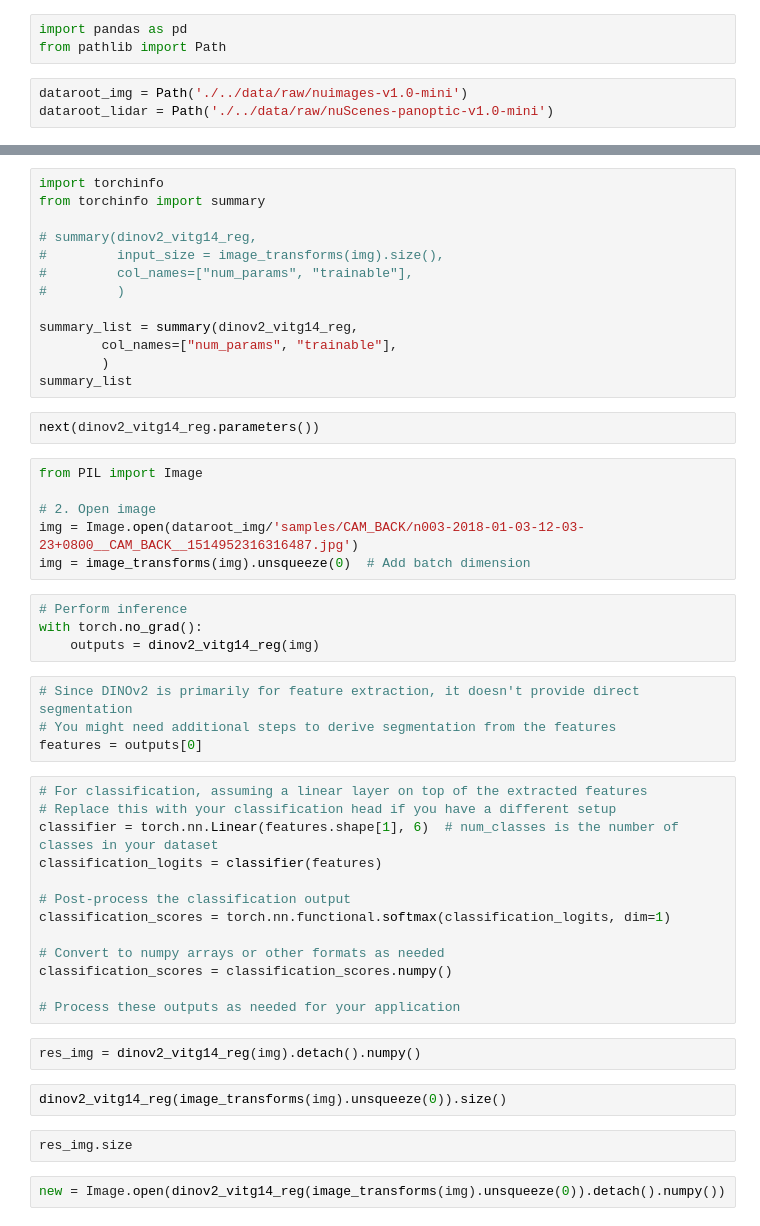
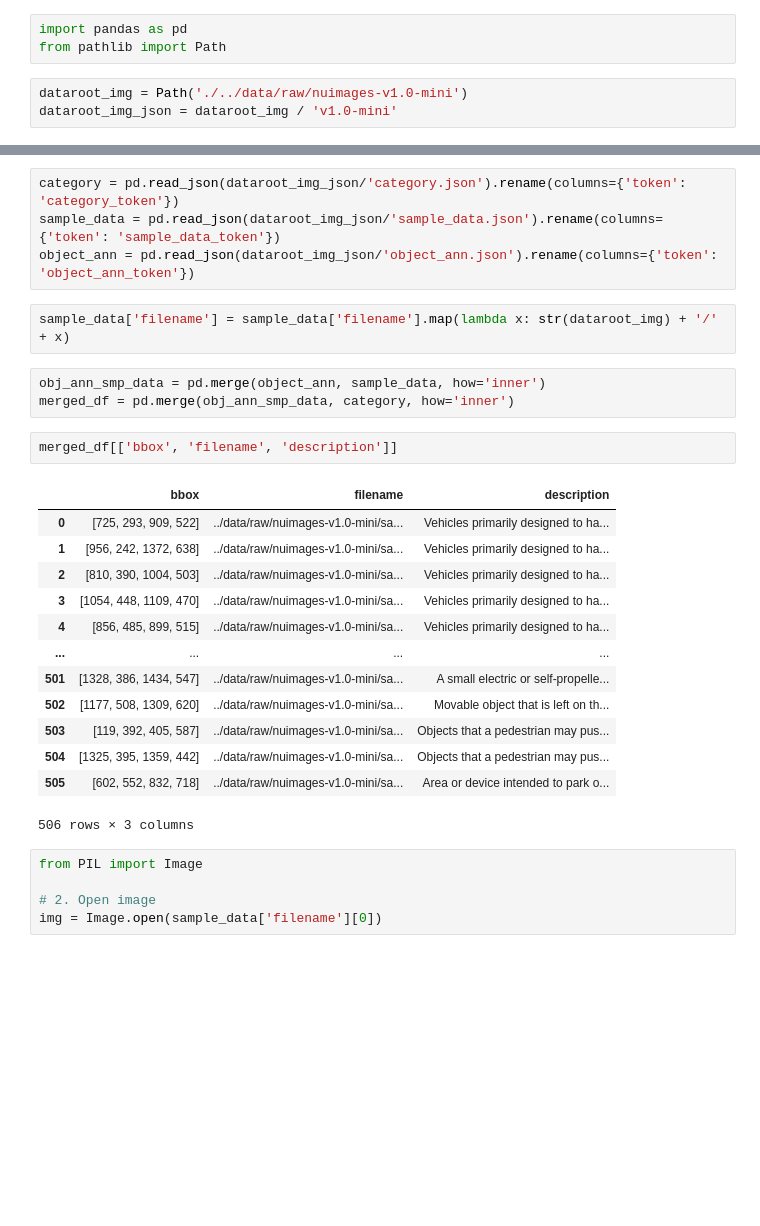
Before and after one commit to NunoFMPeixoto/DrivingDetection, a Jupyter notebook: notebooks/data_exploration.ipynb, the cells around one changed output, grey strips where cells are left out. Saved outputs shown, nothing was run; the diff lists cells and outputs as text; blank space fills up the shorter version.

Commit message:
model exploration and data exploration

```diff
--- a/notebooks/data_exploration.ipynb
+++ b/notebooks/data_exploration.ipynb
@@ -3,4 +3,4 @@ import pandas as pd
 from pathlib import Path
 # %%
 dataroot_img = Path('./../data/raw/nuimages-v1.0-mini')
-dataroot_lidar = Path('./../data/raw/nuScenes-panoptic-v1.0-mini')
+dataroot_img_json = dataroot_img / 'v1.0-mini'
@@ -25,50 +7,30 @@ image_transforms = transforms.Compose([
-# %%
-import torchinfo
-from torchinfo import summary
-
-# summary(dinov2_vitg14_reg,
-#         input_size = image_transforms(img).size(),
-#         col_names=["num_params", "trainable"],
-#         )
-
-summary_list = summary(dinov2_vitg14_reg,
-        col_names=["num_params", "trainable"],
-        )
-summary_list
-# %%
-next(dinov2_vitg14_reg.parameters())
+# %%
+category = pd.read_json(dataroot_img_json/'category.json').rename(columns={'token': 'category_token'})
+sample_data = pd.read_json(dataroot_img_json/'sample_data.json').rename(columns={'token': 'sample_data_token'})
+object_ann = pd.read_json(dataroot_img_json/'object_ann.json').rename(columns={'token': 'object_ann_token'})
+# %%
+sample_data['filename'] = sample_data['filename'].map(lambda x: str(dataroot_img) + '/' + x)
+# %%
+obj_ann_smp_data = pd.merge(object_ann, sample_data, how='inner')
+merged_df = pd.merge(obj_ann_smp_data, category, how='inner')
+# %%
+merged_df[['bbox', 'filename', 'description']]
+# %% [output]
+|  | bbox | filename | description |
+| 0 | [725, 293, 909, 522] | ../data/raw/nuimages-v1.0-mini/sa... | Vehicles primarily designed to ha... |
+| 1 | [956, 242, 1372, 638] | ../data/raw/nuimages-v1.0-mini/sa... | Vehicles primarily designed to ha... |
+| 2 | [810, 390, 1004, 503] | ../data/raw/nuimages-v1.0-mini/sa... | Vehicles primarily designed to ha... |
+| 3 | [1054, 448, 1109, 470] | ../data/raw/nuimages-v1.0-mini/sa... | Vehicles primarily designed to ha... |
+| 4 | [856, 485, 899, 515] | ../data/raw/nuimages-v1.0-mini/sa... | Vehicles primarily designed to ha... |
+| ... | ... | ... | ... |
+| 501 | [1328, 386, 1434, 547] | ../data/raw/nuimages-v1.0-mini/sa... | A small electric or self-propelle... |
+| 502 | [1177, 508, 1309, 620] | ../data/raw/nuimages-v1.0-mini/sa... | Movable object that is left on th... |
+| 503 | [119, 392, 405, 587] | ../data/raw/nuimages-v1.0-mini/sa... | Objects that a pedestrian may pus... |
+| 504 | [1325, 395, 1359, 442] | ../data/raw/nuimages-v1.0-mini/sa... | Objects that a pedestrian may pus... |
+| 505 | [602, 552, 832, 718] | ../data/raw/nuimages-v1.0-mini/sa... | Area or device intended to park o... |
+506 rows × 3 columns
 # %%
 from PIL import Image
 
 # 2. Open image
-img = Image.open(dataroot_img/'samples/CAM_BACK/n003-2018-01-03-12-03-23+0800__CAM_BACK__1514952316316487.jpg')
-img = image_transforms(img).unsqueeze(0)  # Add batch dimension
+img = Image.open(sample_data['filename'][0])
-# %%
-# Perform inference
-with torch.no_grad():
-    outputs = dinov2_vitg14_reg(img)
-# %%
-# Since DINOv2 is primarily for feature extraction, it doesn't provide direct segmentation
-# You might need additional steps to derive segmentation from the features
-features = outputs[0]
-# %%
-# For classification, assuming a linear layer on top of the extracted features
-# Replace this with your classification head if you have a different setup
-classifier = torch.nn.Linear(features.shape[1], 6)  # num_classes is the number of classes in your dataset
-classification_logits = classifier(features)
-
-# Post-process the classification output
-classification_scores = torch.nn.functional.softmax(classification_logits, dim=1)
-
-# Convert to numpy arrays or other formats as needed
-classification_scores = classification_scores.numpy()
-
-# Process these outputs as needed for your application
-# %%
-res_img = dinov2_vitg14_reg(img).detach().numpy()
-# %%
-dinov2_vitg14_reg(image_transforms(img).unsqueeze(0)).size()
-# %%
-res_img.size
-# %%
-new = Image.open(dinov2_vitg14_reg(image_transforms(img).unsqueeze(0)).detach().numpy())
```
Also changed, not shown: parts of 8 cells of this notebook, 4 other files.
